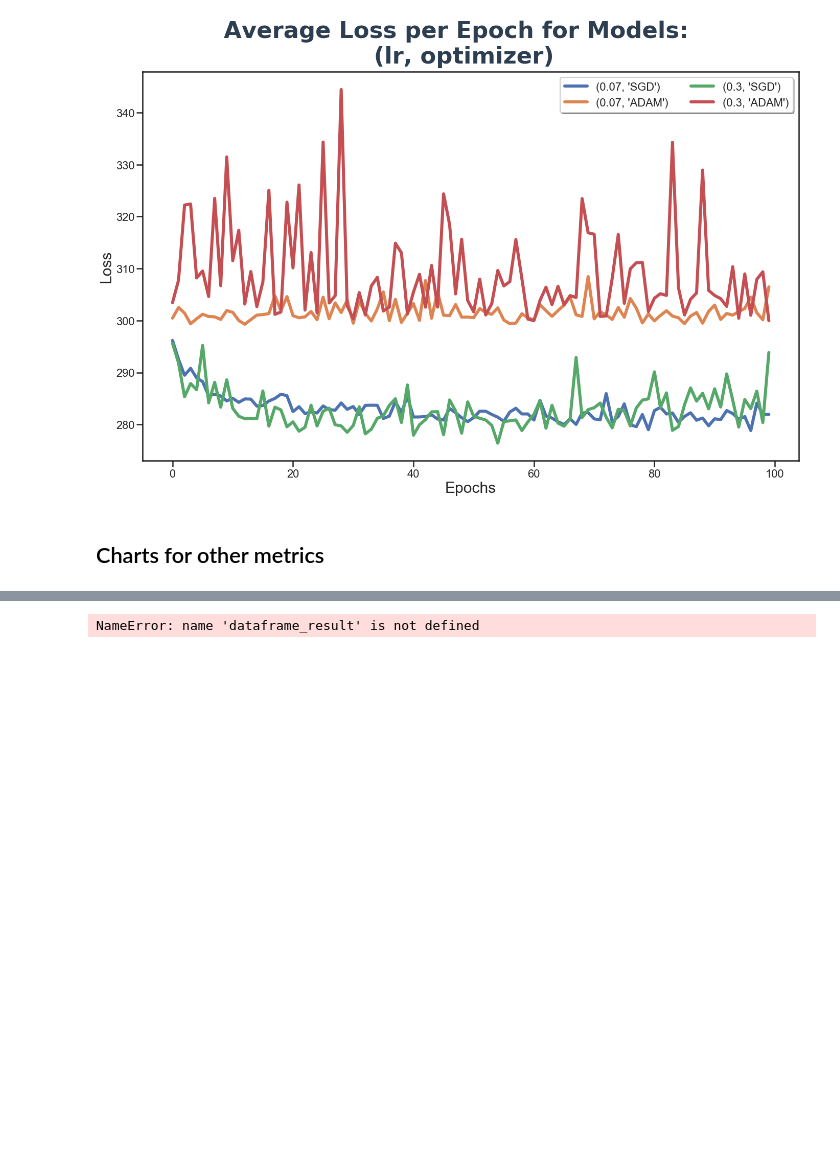
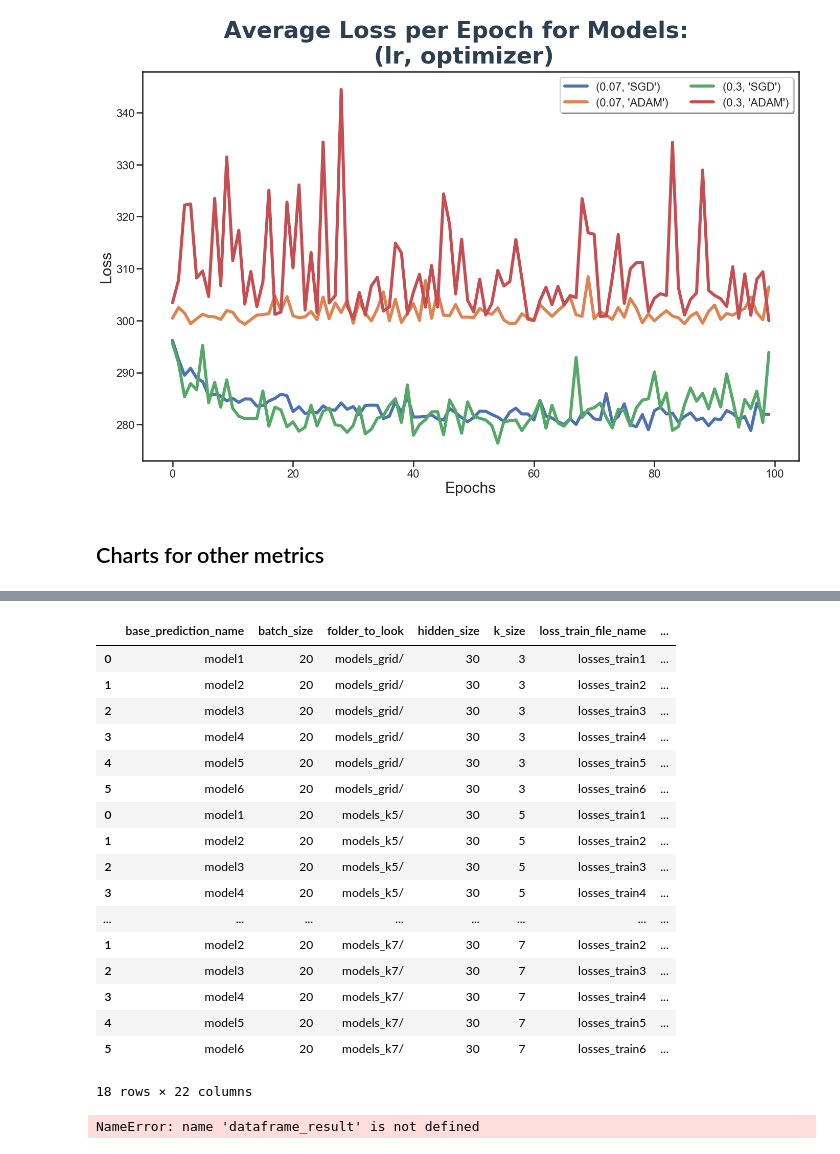
Before and after one commit to deepphage/notebooks, a Jupyter notebook: Evaluation.ipynb, the cells around one changed output, grey strips where cells are left out. Saved outputs shown, nothing was run; the diff lists cells and outputs as text; code cells hidden in the pictures; blank space fills up the shorter version.

```diff
--- a/Evaluation.ipynb
+++ b/Evaluation.ipynb
@@ -392,0 +441,21 @@ for i, h_values in enumerate(hyper_condigurations):
+# %%
+chart_data_box
+# %% [output]
+|  | base_prediction_name | batch_size | folder_to_look | hidden_size | k_size | loss_train_file_name | ... |
+| 0 | model1 | 20 | models_grid/ | 30 | 3 | losses_train1 | ... |
+| 1 | model2 | 20 | models_grid/ | 30 | 3 | losses_train2 | ... |
+| 2 | model3 | 20 | models_grid/ | 30 | 3 | losses_train3 | ... |
+| 3 | model4 | 20 | models_grid/ | 30 | 3 | losses_train4 | ... |
+| 4 | model5 | 20 | models_grid/ | 30 | 3 | losses_train5 | ... |
+| 5 | model6 | 20 | models_grid/ | 30 | 3 | losses_train6 | ... |
+| 0 | model1 | 20 | models_k5/ | 30 | 5 | losses_train1 | ... |
+| 1 | model2 | 20 | models_k5/ | 30 | 5 | losses_train2 | ... |
+| 2 | model3 | 20 | models_k5/ | 30 | 5 | losses_train3 | ... |
+| 3 | model4 | 20 | models_k5/ | 30 | 5 | losses_train4 | ... |
+| ... | ... | ... | ... | ... | ... | ... | ... |
+| 1 | model2 | 20 | models_k7/ | 30 | 7 | losses_train2 | ... |
+| 2 | model3 | 20 | models_k7/ | 30 | 7 | losses_train3 | ... |
+| 3 | model4 | 20 | models_k7/ | 30 | 7 | losses_train4 | ... |
+| 4 | model5 | 20 | models_k7/ | 30 | 7 | losses_train5 | ... |
+| 5 | model6 | 20 | models_k7/ | 30 | 7 | losses_train6 | ... |
+18 rows × 22 columns
```
Also changed, not shown: parts of 11 cells of this notebook.
